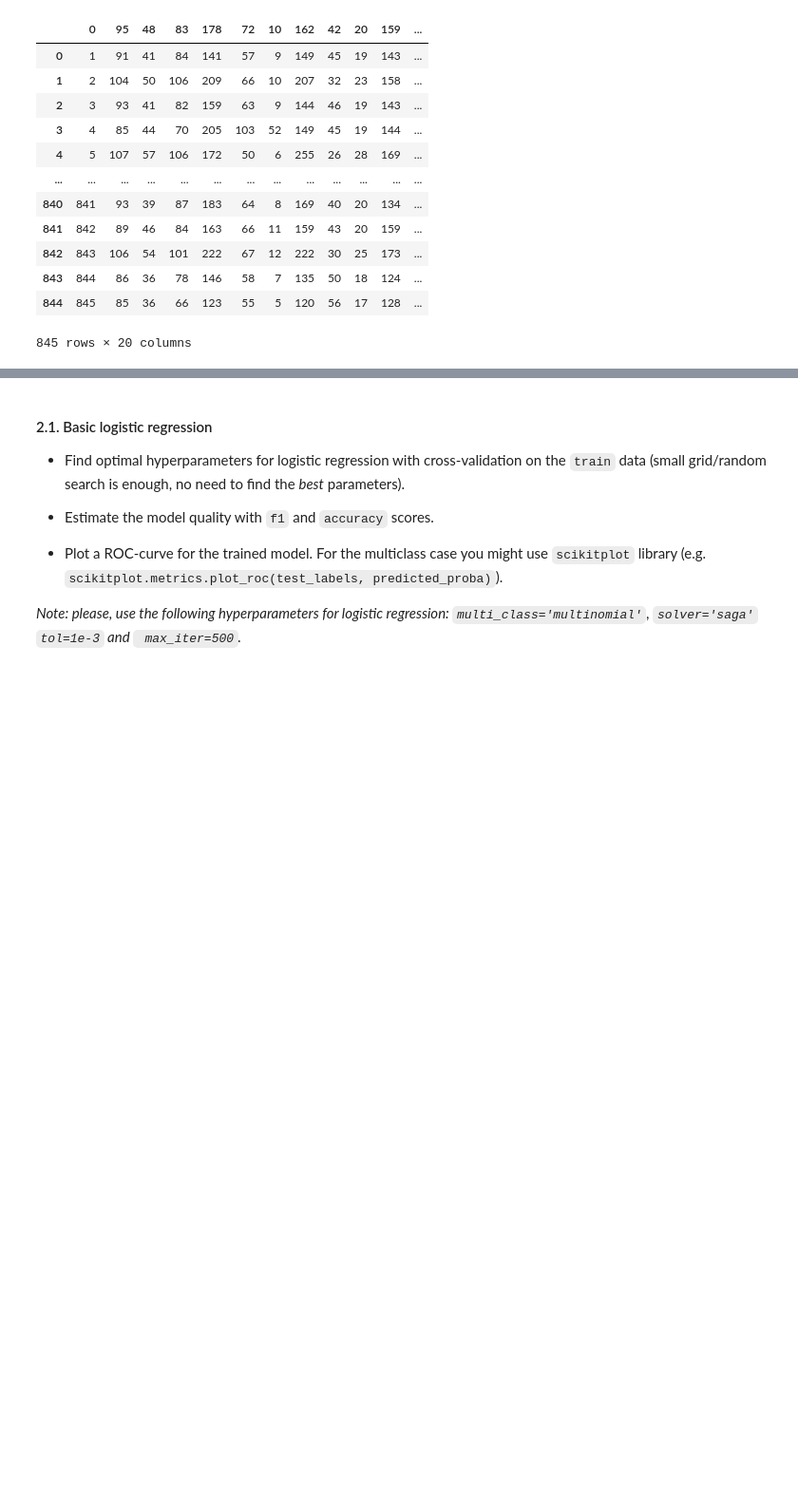
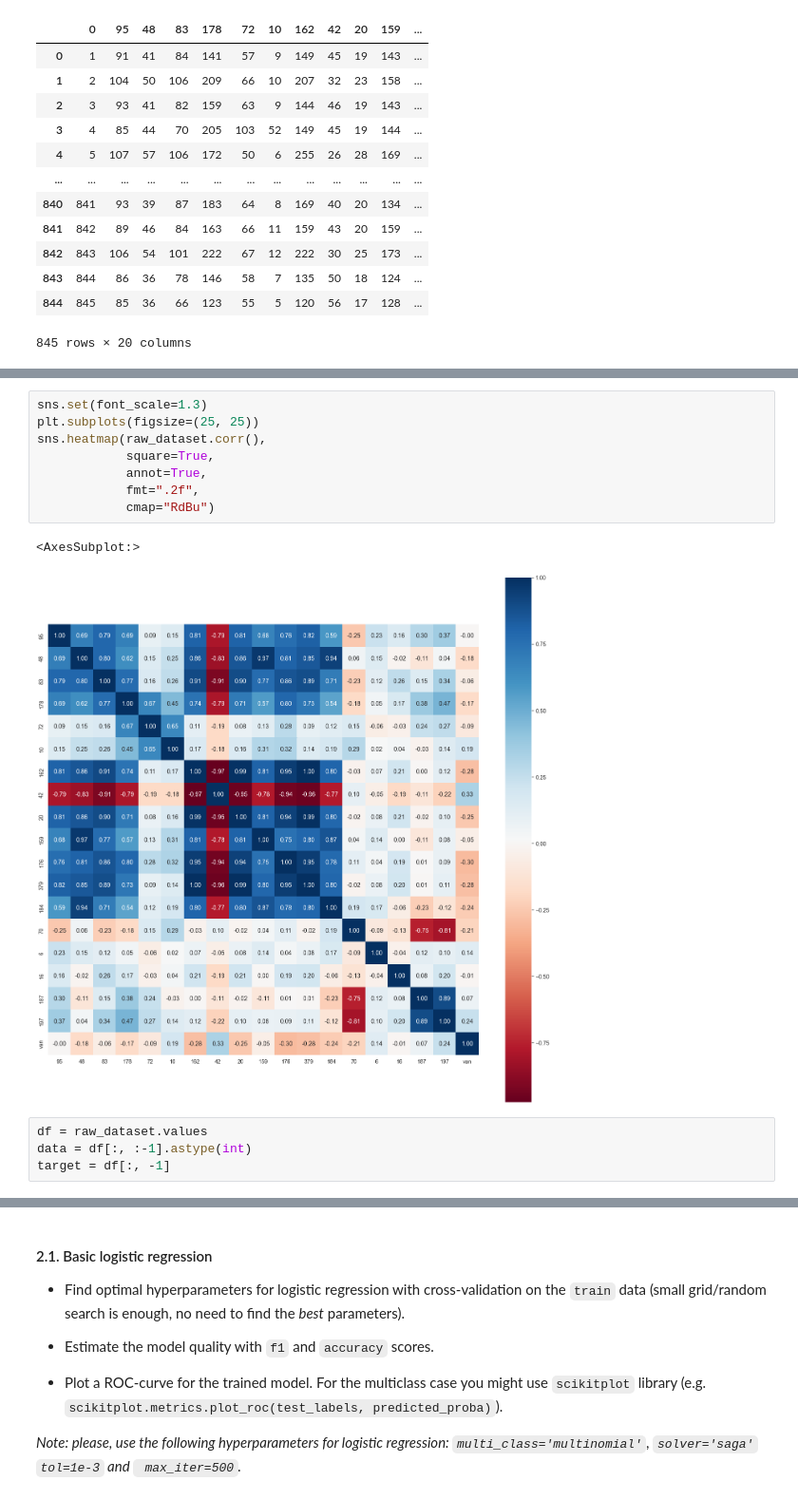
Before and after one commit to pavel-collab/ml-course-home-tasks, a Jupyter notebook: homeworks/lab01_ml_pipeline/lab01_part2_ml_pipeline.ipynb, the cells around one changed output, grey strips where cells are left out. Shown: that part at 95% size. Saved outputs shown, nothing was run; the diff lists cells and outputs as text; blank space fills up the shorter version.

```diff
--- a/homeworks/lab01_ml_pipeline/lab01_part2_ml_pipeline.ipynb
+++ b/homeworks/lab01_ml_pipeline/lab01_part2_ml_pipeline.ipynb
@@ -140,0 +266,15 @@ label
+# %%
+sns.set(font_scale=1.3)
+plt.subplots(figsize=(25, 25))
+sns.heatmap(raw_dataset.corr(),
+            square=True,
+            annot=True,
+            fmt=".2f",
+            cmap="RdBu")
+# %% [output]
+<AxesSubplot:>
+[figure, added]
+# %%
+df = raw_dataset.values
+data = df[:, :-1].astype(int)
+target = df[:, -1]
```
Also changed, not shown: parts of 33 cells of this notebook.
